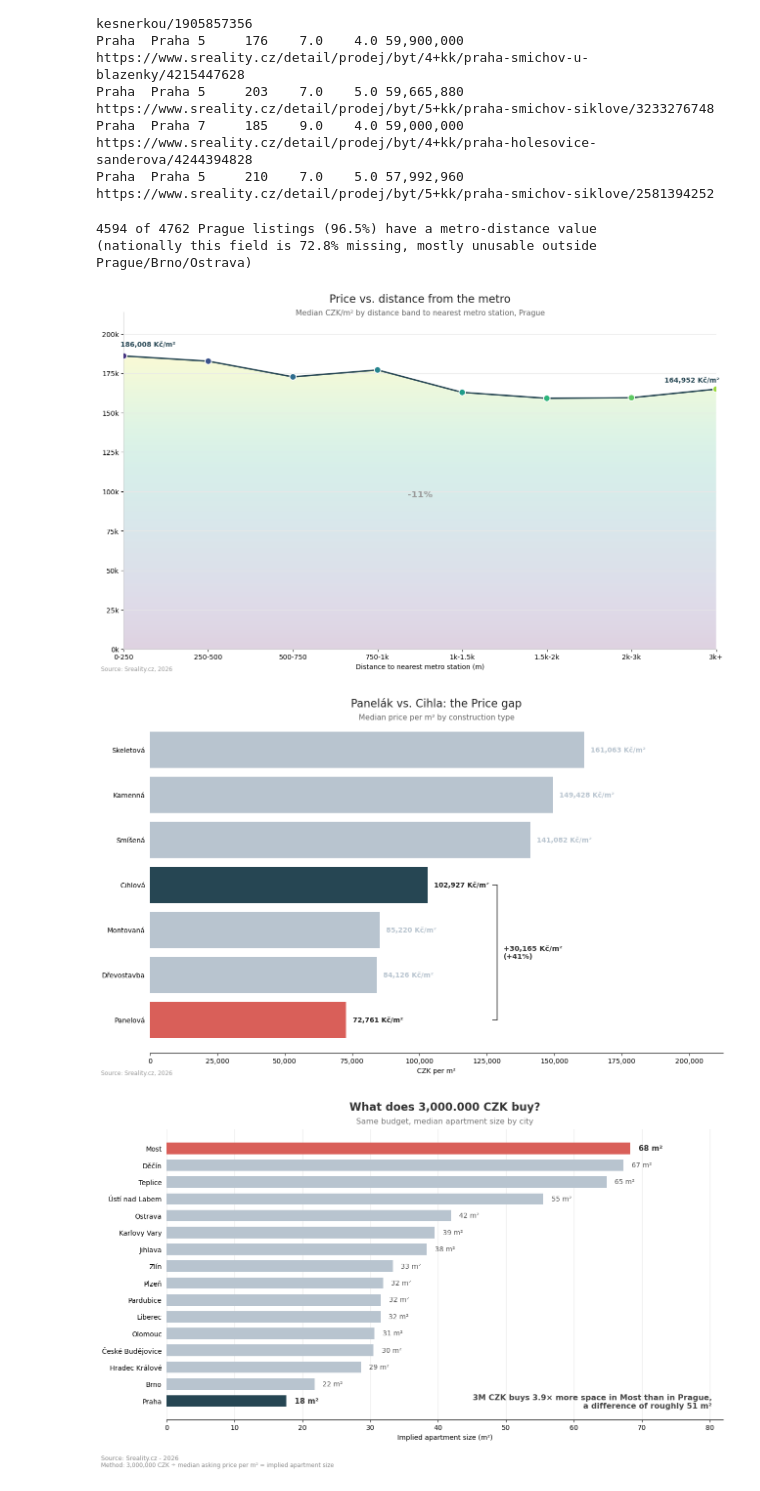
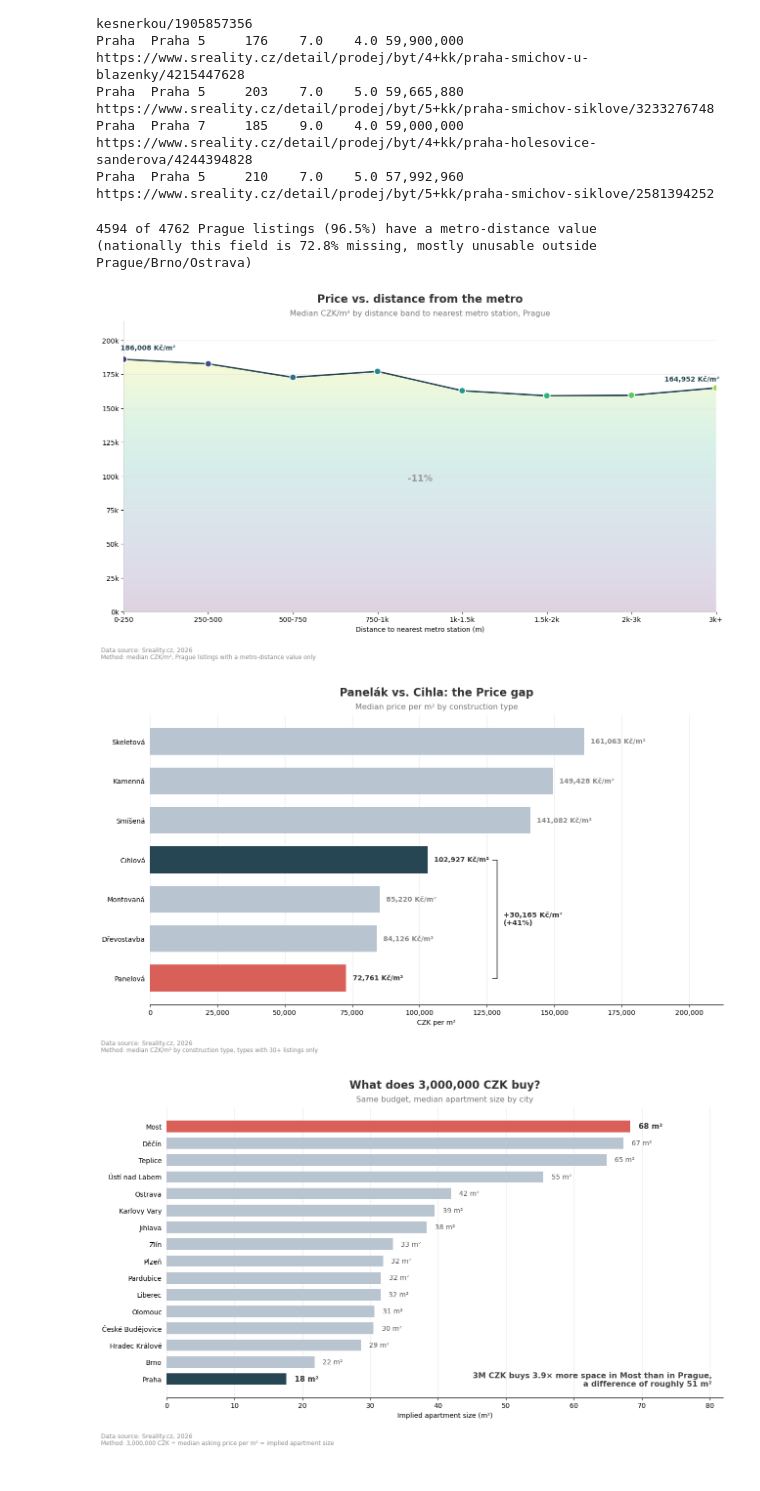
Before and after one commit to akorablov/house_price_prediction, a Jupyter notebook: house_price_cz.ipynb, the cells around one changed output. Drawn from its saved outputs; the diff is of its cells as text; code cells hidden in the pictures.

Commit message:
added README.md and images for the project. Updated house_price_cz.ipynb

```diff
--- a/house_price_cz.ipynb
+++ b/house_price_cz.ipynb
@@ -747,7 +747,6 @@ Praha  Praha 5     210    7.0    5.0 57,992,960           https://www.sreality.c
 metro_avail = prague[prague['dist_metro_m'].notna()].copy()
 print(f"{metro_avail.shape[0]} of {prague.shape[0]} Prague listings ({metro_avail.shape[0]/prague.shape[0]*100:.1f}%) have a metro-distance value")
 print(f"(nationally this field is {df['dist_metro_m'].isna().mean()*100:.1f}% missing, mostly unusable outside Prague/Brno/Ostrava)")
-
 
 bins = [0, 250, 500, 750, 1000, 1500, 2000, 3000, np.inf]
 labels = ['0-250', '250-500', '500-750', '750-1k', '1k-1.5k', '1.5k-2k', '2k-3k', '3k+']
@@ -757,9 +756,15 @@ binned = metro_avail.groupby('dist_bin', observed=True)['price_per_m2'].median()
 x = np.arange(len(binned))
 y = binned.values
 
+COLOR_TEXT = '#333333'
+COLOR_SECONDARY = '#777777'
+
+plt.rcParams['font.family'] = 'DejaVu Sans'
 fig, ax = plt.subplots(figsize=(13, 8))
+fig.patch.set_facecolor('white')
+ax.set_facecolor('white')
 
-#Gradient fill under the curve
+# Gradient fill under the curve
 from matplotlib.patches import Polygon
 z = np.linspace(0, 1, 256).reshape(-1, 1)
 im = ax.imshow(z, aspect='auto', cmap='viridis', alpha=0.18,
@@ -767,17 +772,15 @@ im = ax.imshow(z, aspect='auto', cmap='viridis', alpha=0.18,
 poly = Polygon(np.column_stack([np.concatenate([x, x[::-1]]),
                                  np.concatenate([y, np.zeros_like(y)])]),
                 closed=True)
-poly.set_transform(ax.transData)  # without this the clip path uses IdentityTransform (display coords) instead of data coords
+poly.set_transform(ax.transData)
 im.set_clip_path(poly)
-ax.add_patch(Polygon(np.column_stack([x, y]).tolist() + [[x[-1], 0], [x[0], 0]],
-                      closed=True, facecolor='none', edgecolor='none'))
 
-#Line + gradient-colored markers
+# Line + gradient-colored markers
 ax.plot(x, y, color='#264653', linewidth=2.2, zorder=2)
 colors = plt.cm.viridis(np.linspace(0.15, 0.85, len(x)))
 ax.scatter(x, y, c=colors, s=90, zorder=3, edgecolor='white', linewidth=1.3)
 
-#Endpoint annotations
+# Endpoint annotations
 ax.annotate(f'{y[0]:,.0f} Kč/m²', (x[0], y[0]), textcoords='offset points',
             xytext=(-5, 14), fontsize=10, color='#264653', fontweight='bold', ha='left')
 ax.annotate(f'{y[-1]:,.0f} Kč/m²', (x[-1], y[-1]), textcoords='offset points',
@@ -790,8 +793,9 @@ ax.annotate(f'-{drop_pct:.0f}%', xy=((x[0]+x[-1])/2, (y[0]+y[-1])/2 * 0.55),
 ax.set_xticks(x)
 ax.set_xticklabels(binned.index.astype(str))
 
-ax.set_title('Price vs. distance from the metro', fontsize=16, loc='center', color='#222', pad=14)
-ax.text(0.29, 0.99, 'Median CZK/m² by distance band to nearest metro station, Prague', transform=ax.transAxes, fontsize=11, color='#666')
+ax.set_title('Price vs. distance from the metro', fontsize=16, fontweight='bold', color=COLOR_TEXT, loc='center', pad=28)
+subtitle = 'Median CZK/m² by distance band to nearest metro station, Prague'
+ax.text(0.5, 1.015, subtitle, transform=ax.transAxes, fontsize=11.5, color=COLOR_SECONDARY, ha='center', va='bottom')
 
 ax.set_xlabel('Distance to nearest metro station (m)')
 ax.yaxis.set_major_formatter(mticker.FuncFormatter(lambda x, _: f'{x/1000:.0f}k'))
@@ -803,61 +807,80 @@ for spine in ['top', 'right']:
 ax.spines['left'].set_color('#cccccc')
 ax.spines['bottom'].set_color('#cccccc')
 ax.set_ylim(0, y.max() * 1.15)
-fig.text(0.01, 0.018, 'Source: Sreality.cz, 2026', fontsize=8.5, color='#999999')
-plt.tight_layout()
+
+fig.text(0.01, 0.025, 'Data source: Sreality.cz, 2026', fontsize=9, color='#888888')
+fig.text(0.01, 0.008, 'Method: median CZK/m², Prague listings with a metro-distance value only', fontsize=8.5, color='#888888')
+
+plt.tight_layout(rect=[0, 0.055, 1, 0.96])
 plt.show()
 # %% [output]
 4594 of 4762 Prague listings (96.5%) have a metro-distance value
 (nationally this field is 72.8% missing, mostly unusable outside Prague/Brno/Ostrava)
-[figure, old version]
+[figure, new version]
 # %%
 order = df.groupby('construction')['price_per_m2'].median().sort_values(ascending=False)
 counts = df['construction'].value_counts()
 order = order[counts.reindex(order.index) >= 30]
 
-colors = ['#D95F59' if c == 'Panelová' else '#264653' if c == 'Cihlová' else '#B8C4CF' for c in order.index]
+COLOR_DEFAULT = '#B8C4CF'
+COLOR_TOP = '#264653'
+COLOR_BOTTOM = '#D95F59'
+COLOR_TEXT = '#333333'
+COLOR_SECONDARY = '#777777'
+COLOR_GRID = '#E8E8E8'
 
+colors = ['#D95F59' if c == 'Panelová' else '#264653' if c == 'Cihlová' else COLOR_DEFAULT for c in order.index]
+
+plt.rcParams['font.family'] = 'DejaVu Sans'
 fig, ax = plt.subplots(figsize=(13, 8))
-bars = ax.barh(order.index[::-1], order.values[::-1], color=colors[::-1])
+fig.patch.set_facecolor('white')
+ax.set_facecolor('white')
+
+bars = ax.barh(order.index[::-1], order.values[::-1], height=0.68, color=colors[::-1])
 
 for bar, val, label in zip(bars, order.values[::-1], order.index[::-1]):
     is_highlight = label in ('Panelová', 'Cihlová')
     ax.text(val + order.max()*0.015, bar.get_y() + bar.get_height() / 2,
             f'{val:,.0f} Kč/m²', va='center', fontsize=10,
-            color='#222' if is_highlight else "#B8C4CF",
-            fontweight='bold' if is_highlight else 'bold')
+            color=COLOR_TEXT if is_highlight else '#888888', fontweight='bold')
 
-ax.set_title('Panelák vs. Cihla: the Price gap', fontsize=16, loc='center', color='#222', pad=14)
-ax.text(0.364, 0.99, 'Median price per m² by construction type', transform=ax.transAxes, fontsize=11, color='#666')
+ax.set_axisbelow(True)
+ax.grid(axis='x', color=COLOR_GRID, linewidth=0.8, linestyle='-')
+ax.set_title('Panelák vs. Cihla: the Price gap', fontsize=16, fontweight='bold', color=COLOR_TEXT, loc='center', pad=28)
+subtitle = 'Median price per m² by construction type'
+ax.text(0.5, 1.015, subtitle, transform=ax.transAxes, fontsize=11.5, color=COLOR_SECONDARY, ha='center', va='bottom')
 
 panel_val = order['Panelová']
 cihla_val = order['Cihlová']
 y_panel = order.index[::-1].get_loc('Panelová')
 y_cihla = order.index[::-1].get_loc('Cihlová')
 y_mid = (y_panel + y_cihla) / 2
 x_bracket = max(panel_val, cihla_val) + order.max() * 0.16
 
 ax.plot([x_bracket, x_bracket], [y_panel, y_cihla], color='#333', linewidth=1.2)
 ax.plot([x_bracket - order.max()*0.01, x_bracket], [y_panel, y_panel], color='#333', linewidth=1.2)
 ax.plot([x_bracket - order.max()*0.01, x_bracket], [y_cihla, y_cihla], color='#333', linewidth=1.2)
 
 diff = cihla_val - panel_val
 pct = diff / panel_val * 100
 ax.text(x_bracket + order.max()*0.015, y_mid,
         f'+{diff:,.0f} Kč/m²\n(+{pct:.0f}%)',
         va='center', fontsize=10.5, color='#333', fontweight='bold')
 
 ax.xaxis.set_major_formatter(mticker.FuncFormatter(lambda x, _: f'{x:,.0f}'))
 ax.set_xlabel('CZK per m²')
 for spine in ['top', 'right', 'left']:
     ax.spines[spine].set_visible(False)
 ax.tick_params(left=False)
 ax.set_xlim(0, order.max() * 1.32)
-fig.text(0.01, 0.018, 'Source: Sreality.cz, 2026', fontsize=8.5, color='#999999')
-plt.tight_layout()
+
+fig.text(0.01, 0.025, 'Data source: Sreality.cz, 2026', fontsize=9, color='#888888')
+fig.text(0.01, 0.008, 'Method: median CZK/m² by construction type, types with 30+ listings only', fontsize=8.5, color='#888888')
+
+plt.tight_layout(rect=[0, 0.055, 1, 0.96])
 plt.show()
 # %% [output]
-[figure, old version]
+[figure, new version]
 # %%
 # What a fixed budget buys you, city by city
 BUDGET = 3_000_000
```
Also changed, not shown: parts of 13 cells of this notebook, 11 other files.
